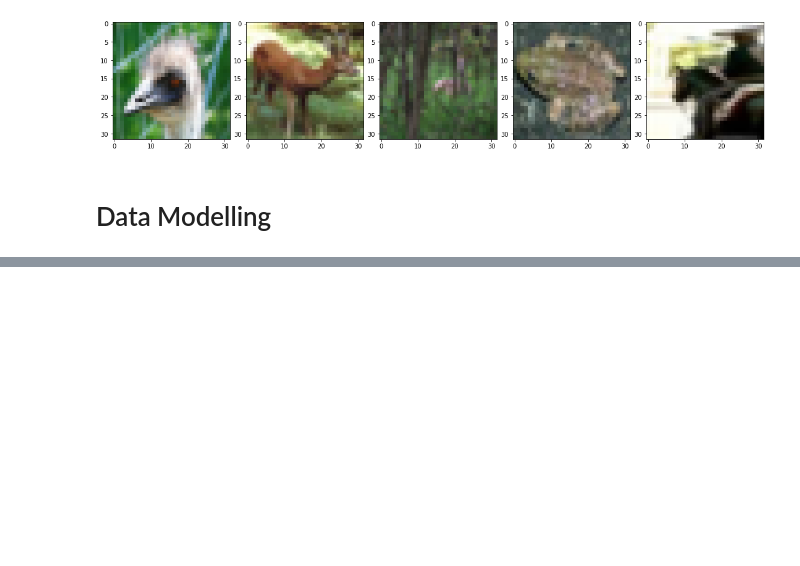
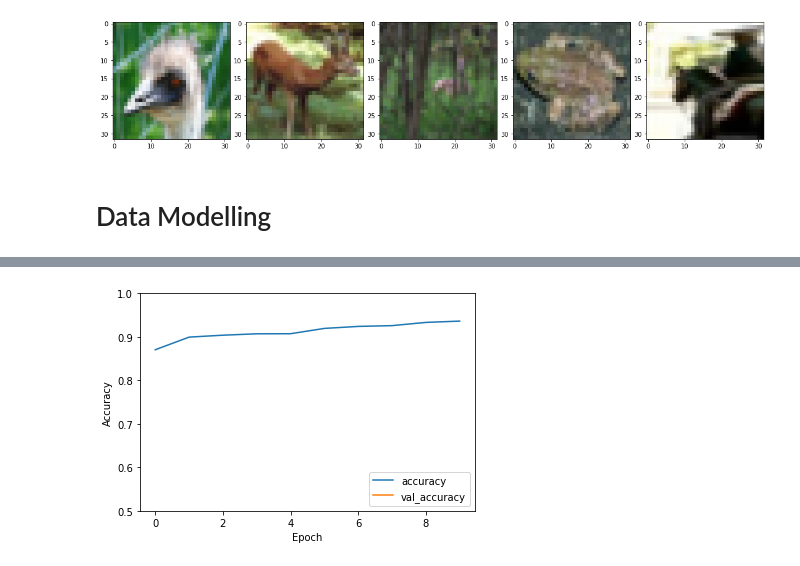
Before and after one commit to bcho892/MSADataScienceP3, a Jupyter notebook: make-model.ipynb, the cells around one changed output, grey strips where cells are left out. Saved outputs shown, nothing was run; the diff lists cells and outputs as text; code cells hidden in the pictures; blank space fills up the shorter version.

Commit message:
followed an example for a basic model, somewhat working

```diff
--- a/make-model.ipynb
+++ b/make-model.ipynb
@@ -190,8 +190,12 @@ list(trainingLabels).count(1)
 # %% [output]
 488
 # %%
+testImages = []
 for idx,val in enumerate(trainingData):
     trainingData[idx] = formatData(val[1]) #getting the correct format to display image
+for idx,val in enumerate(testingData[b'data']):
+    testImages.append(formatData(val))
+
 
 fig, axs = plt.subplots(1, 5, constrained_layout=True)
 fig.set_figwidth(15)
@@ -208,8 +212,8 @@ trainingLabels = np.array(trainingLabels)
 train_x = trainingData
 train_y = trainingLabels
 
-test_x = testingData[b'data']
-test_y = testingData[b'labels']
+test_x = np.array(testImages)
+test_y = np.array(testingData[b'labels'])
 # %% [markdown]
 # Data Modelling
 # %%
@@ -245,17 +251 @@ def generateModel():
     return model
-# %%
-model = generateModel()
-
-log_dir = "output/logs/" + datetime.now().strftime("%Y-%m-%d-%H:%M:%S")
-
-# Callbacks for QoL.
-tensorboard_callback = callbacks.TensorBoard(log_dir=log_dir, histogram_freq=1)
-earlystop_callback = callbacks.EarlyStopping(monitor='val_loss', patience=25, restore_best_weights=True)
-
-model.fit(train_x, train_y,
-    validation_data=(test_x, test_y),
-    epochs=50000,
-    batch_size=1000, # Set this to a lower number if your computer spec is bad.
-    callbacks=[tensorboard_callback, earlystop_callback],
-    # verbose=0 # Uncomment this line to reduce the printing on console.
-)
@@ -263,0 +252,5 @@ InvalidArgumentError: Failed to create a directory: output/logs/2022-08-19-14:45
+# %%
+model = generateModel()
+history = model.fit(train_x,train_y, epochs=10,
+                    validation_data=(test_x, test_y))
+model.save('final_model.h5')
@@ -263,0 +278,10 @@ InvalidArgumentError: Failed to create a directory: output/logs/2022-08-19-14:45
+# %%
+plt.plot(history.history['accuracy'], label='accuracy')
+plt.plot(history.history['val_accuracy'], label = 'val_accuracy')
+plt.xlabel('Epoch')
+plt.ylabel('Accuracy')
+plt.ylim([0.5, 1])
+plt.legend(loc='lower right')
+
+test_loss, test_acc = model.evaluate(test_x,  test_y, verbose=2)
+# %% [output]
@@ -263,0 +289 @@ InvalidArgumentError: Failed to create a directory: output/logs/2022-08-19-14:45
+[figure, added]
```
Also changed, not shown: parts of 6 cells of this notebook.
